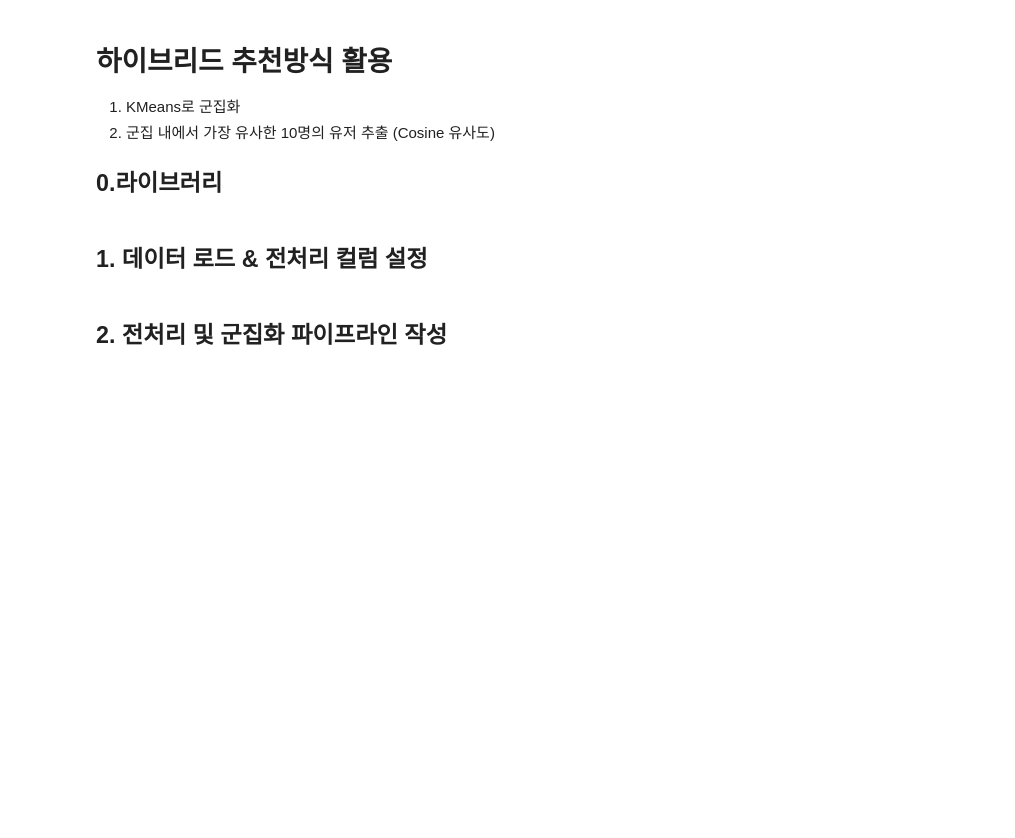
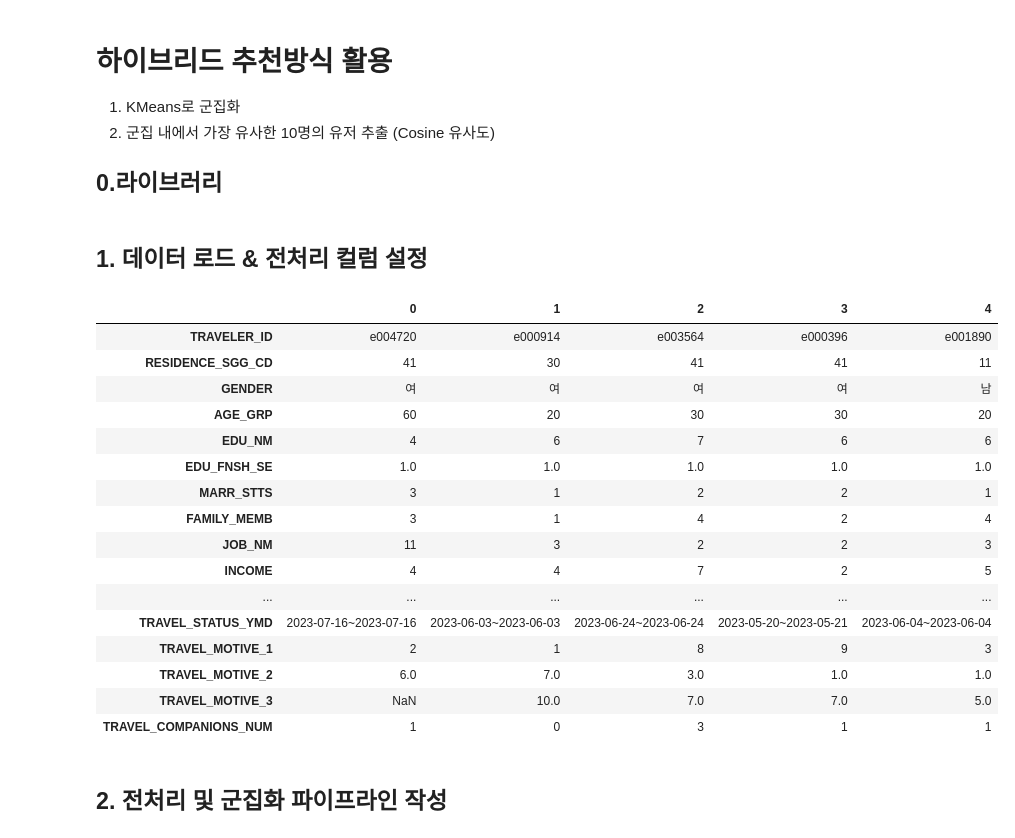
Before and after one commit to UnknwonD/GNN_Recommend, a Jupyter notebook: EDA/010_Traveler.ipynb, the cells around one changed output. Saved outputs shown, nothing was run; the diff lists cells and outputs as text; code cells hidden in the pictures; blank space fills up the shorter version.

```diff
--- a/EDA/010_Traveler.ipynb
+++ b/EDA/010_Traveler.ipynb
@@ -20,3 +22,23 @@ df = pd.read_csv('../data/VL_CSV/tn_traveller_master_여행객 Master_E.csv')
+# %%
+df.head().T
+# %% [output]
+|  | 0 | 1 | 2 | 3 | 4 |
+| TRAVELER_ID | e004720 | e000914 | e003564 | e000396 | e001890 |
+| RESIDENCE_SGG_CD | 41 | 30 | 41 | 41 | 11 |
+| GENDER | 여 | 여 | 여 | 여 | 남 |
+| AGE_GRP | 60 | 20 | 30 | 30 | 20 |
+| EDU_NM | 4 | 6 | 7 | 6 | 6 |
+| EDU_FNSH_SE | 1.0 | 1.0 | 1.0 | 1.0 | 1.0 |
+| MARR_STTS | 3 | 1 | 2 | 2 | 1 |
+| FAMILY_MEMB | 3 | 1 | 4 | 2 | 4 |
+| JOB_NM | 11 | 3 | 2 | 2 | 3 |
+| INCOME | 4 | 4 | 7 | 2 | 5 |
+| ... | ... | ... | ... | ... | ... |
+| TRAVEL_STATUS_YMD | 2023-07-16~2023-07-16 | 2023-06-03~2023-06-03 | 2023-06-24~2023-06-24 | 2023-05-20~2023-05-21 | 2023-06-04~2023-06-04 |
+| TRAVEL_MOTIVE_1 | 2 | 1 | 8 | 9 | 3 |
+| TRAVEL_MOTIVE_2 | 6.0 | 7.0 | 3.0 | 1.0 | 1.0 |
+| TRAVEL_MOTIVE_3 | NaN | 10.0 | 7.0 | 7.0 | 5.0 |
+| TRAVEL_COMPANIONS_NUM | 1 | 0 | 3 | 1 | 1 |
 # %%
 # 사용할 컬럼 정의
 categorical_cols = [
```
Also changed, not shown: parts of 9 cells of this notebook.
